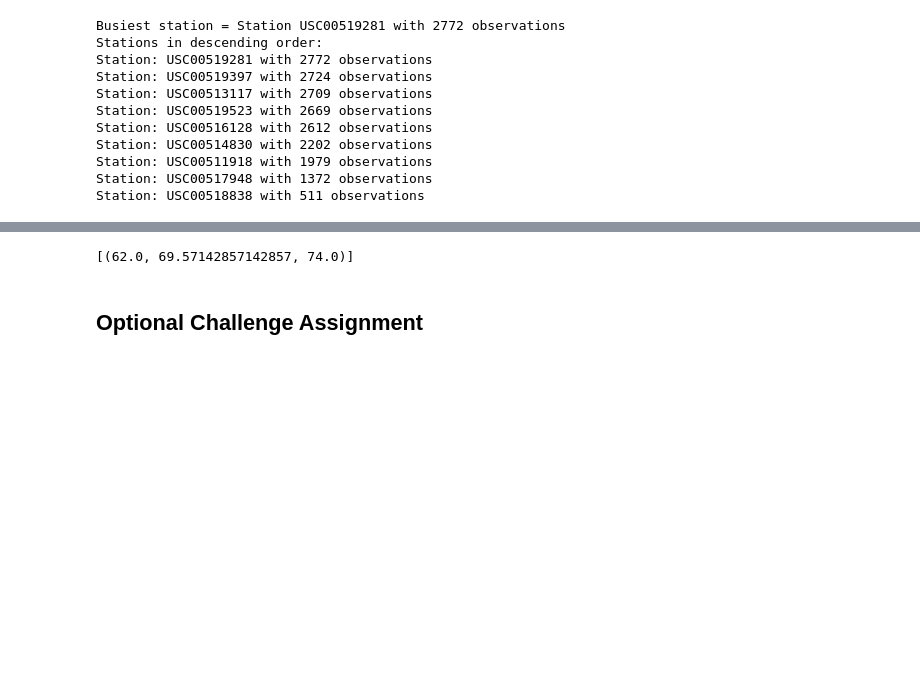
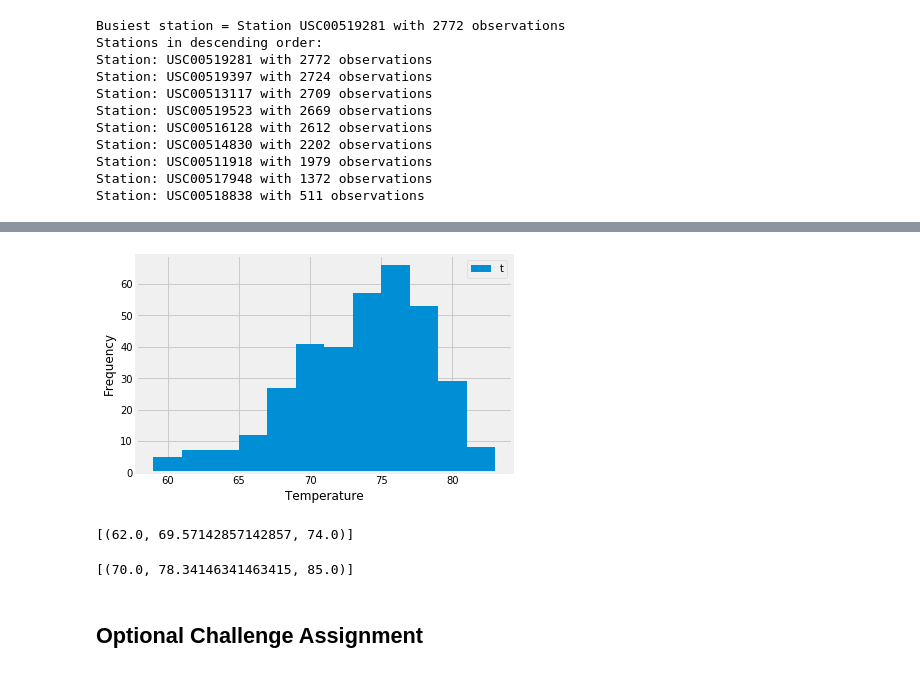
Before and after one commit to ugochi/AdvancedDataSQL, a Jupyter notebook: climate_starter.ipynb, the cells around one changed output, grey strips where cells are left out. Saved outputs shown, nothing was run; the diff lists cells and outputs as text; code cells hidden in the pictures; blank space fills up the shorter version.

```diff
--- a/climate_starter.ipynb
+++ b/climate_starter.ipynb
@@ -150,3 +156,11 @@ Station: USC00518838 with 511 observations
 # %%
 # Choose the station with the highest number of temperature observations.
 # Query the last 12 months of temperature observation data for this station and plot the results as a histogram
+lastyear_tobs= session.query(Measurement.date, Measurement.station, Measurement.tobs).\
+    filter(Measurement.date >= year_ago).\
+    filter(Measurement.station == busiest_station[0]).\
+    order_by(Measurement.date).all()
+
+#create dataframe
+lastyear_tobs_df= pd.DataFrame(lastyear_tobs)
+lastyear_tobs_df.head()
@@ -155,3 +174,12 @@ Station: USC00518838 with 511 observations
+# %%
+#create histogram
+plt.hist(lastyear_tobs_df["tobs"], bins=12)
+plt.legend("tobs", loc= "upper right")
+plt.ylabel("Frequency")
+plt.xlabel("Temperature")
+plt.show()
+# %% [output]
+[figure, added]
 # %%
 # This function called `calc_temps` will accept start date and end date in the format '%Y-%m-%d'
 # and return the minimum, average, and maximum temperatures for that range of dates
@@ -176,6 +204,10 @@ print(calc_temps('2012-02-28', '2012-03-05'))
 # %%
 # Use your previous function `calc_temps` to calculate the tmin, tavg, and tmax
 # for your trip using the previous year's data for those same dates.
+
+print(calc_temps("2017-08-11", "2017-08-20"))
+# %% [output]
+[(70.0, 78.34146341463415, 85.0)]
 # %%
 # Plot the results from your previous query as a bar chart.
 # Use "Trip Avg Temp" as your Title
```
Also changed, not shown: parts of 3 cells of this notebook.
